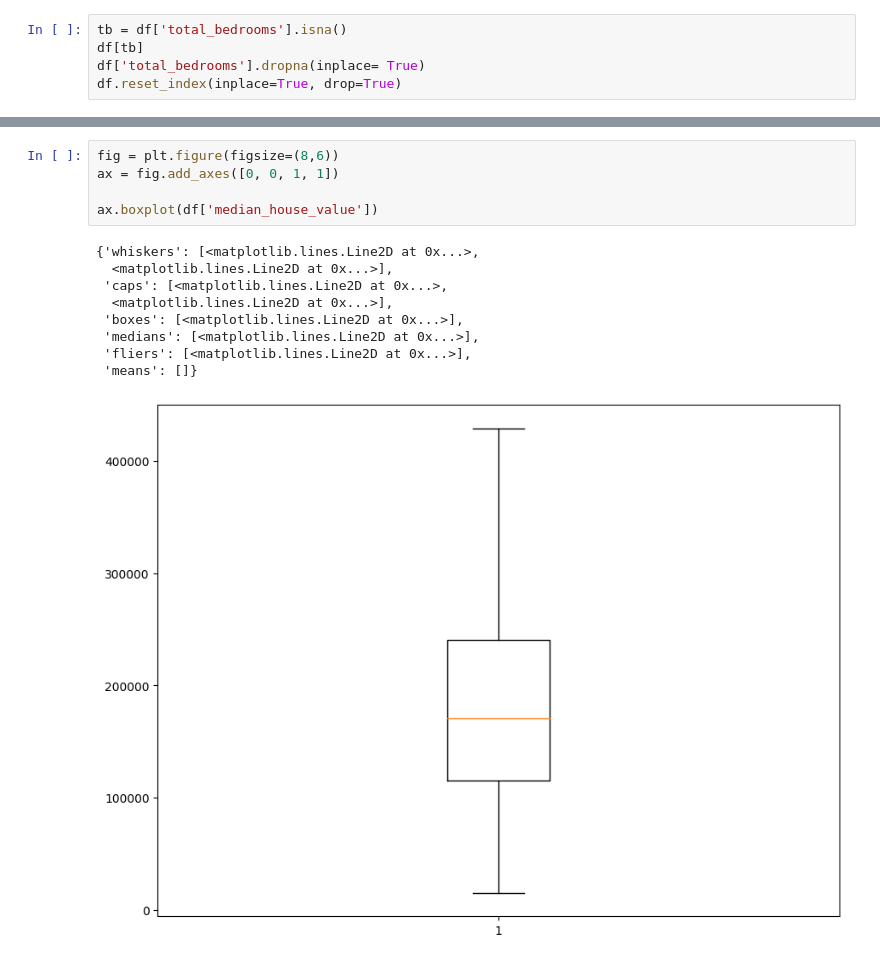
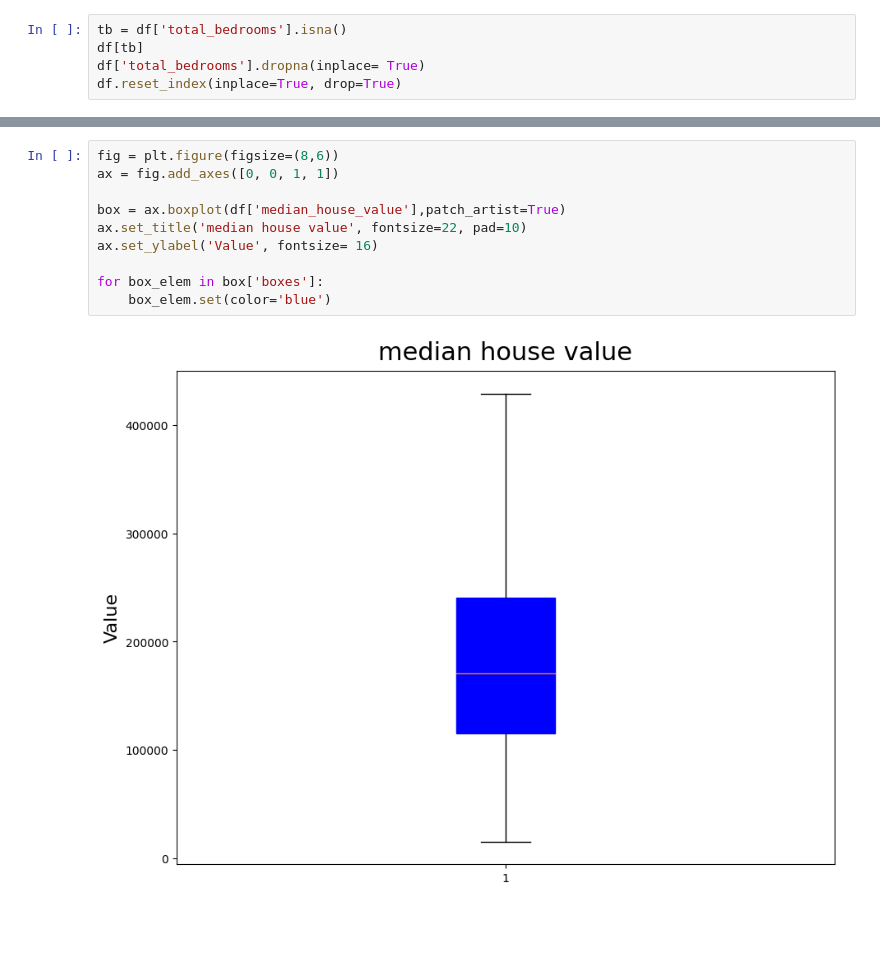
Before and after one commit to AraujoTT/RegLinear_CA_house_price, a Jupyter notebook: main.ipynb, the cells around one changed output, grey strips where cells are left out. Cells and saved outputs as stored; diff of their text form; blank space fills up the shorter version.

```diff
--- a/main.ipynb
+++ b/main.ipynb
@@ -151,15 +133,12 @@ Text(188514.7726964593, 930, 'media')
 # %%
 fig = plt.figure(figsize=(8,6))
 ax = fig.add_axes([0, 0, 1, 1])
 
-ax.boxplot(df['median_house_value'])
+box = ax.boxplot(df['median_house_value'],patch_artist=True)
+ax.set_title('median house value', fontsize=22, pad=10)
+ax.set_ylabel('Value', fontsize= 16)
+
+for box_elem in box['boxes']:
+    box_elem.set(color='blue')
 # %% [output]
-{'whiskers': [<matplotlib.lines.Line2D at 0x...>,
-  <matplotlib.lines.Line2D at 0x...>],
- 'caps': [<matplotlib.lines.Line2D at 0x...>,
-  <matplotlib.lines.Line2D at 0x...>],
- 'boxes': [<matplotlib.lines.Line2D at 0x...>],
- 'medians': [<matplotlib.lines.Line2D at 0x...>],
- 'fliers': [<matplotlib.lines.Line2D at 0x...>],
- 'means': []}
-[figure, old version]
+[figure, new version]
```
Also changed, not shown: parts of 3 cells of this notebook.
